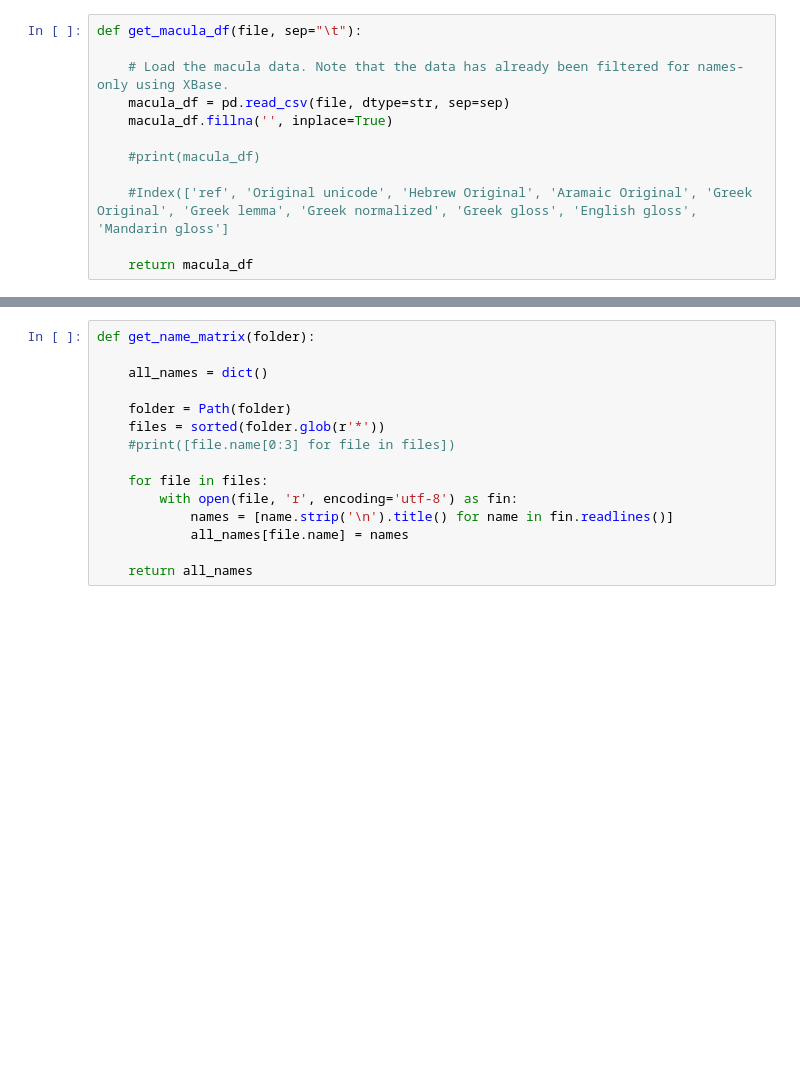
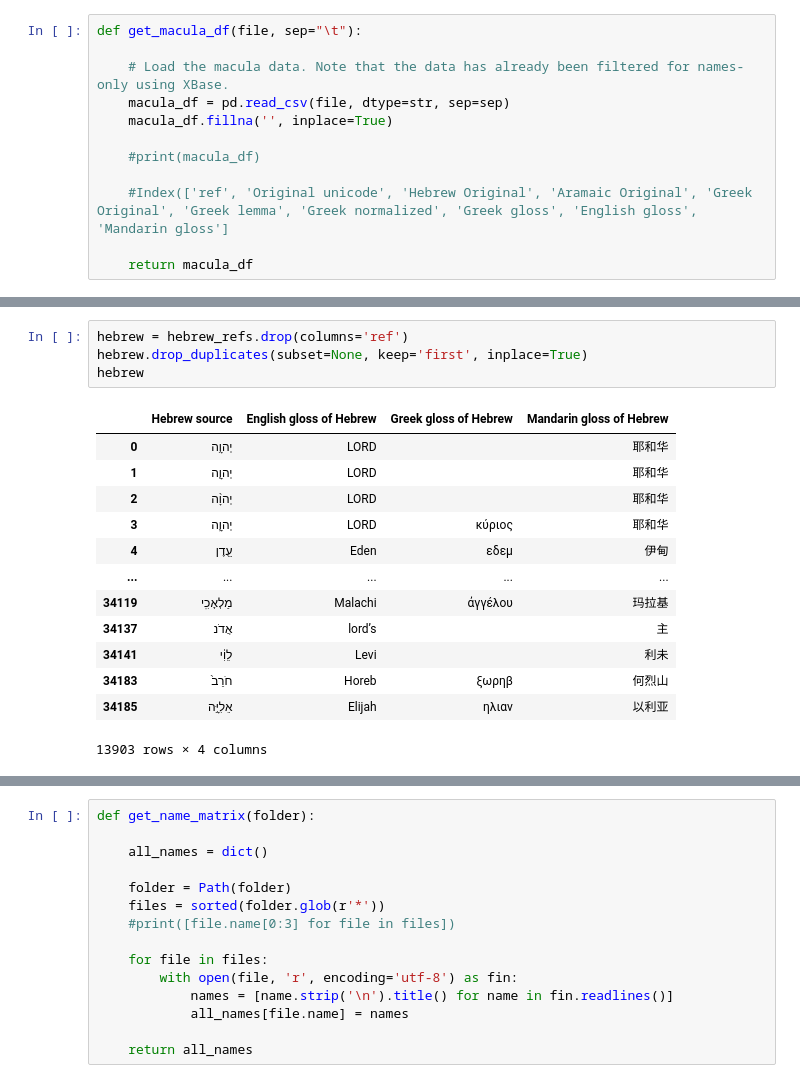
Before and after one commit to davidbaines/trabina, a Jupyter notebook: match_biblical_names.ipynb, the cells around one changed output, grey strips where cells are left out. Drawn from its saved outputs; the diff is of its cells as text; blank space fills up the shorter version.

```diff
--- a/match_biblical_names.ipynb
+++ b/match_biblical_names.ipynb
@@ -49,0 +71,18 @@ There are 14870 unique source language terms in the macula data.
+# %%
+hebrew = hebrew_refs.drop(columns='ref')
+hebrew.drop_duplicates(subset=None, keep='first', inplace=True)
+hebrew
+# %% [output]
+|  | Hebrew source | English gloss of Hebrew | Greek gloss of Hebrew | Mandarin gloss of Hebrew |
+| 0 | יְהוָ֥ה | LORD |  | 耶和华 |
+| 1 | יְהוָ֤ה | LORD |  | 耶和华 |
+| 2 | יְהוָ֨ה | LORD |  | 耶和华 |
+| 3 | יְהוָ֧ה | LORD | κύριος | 耶和华 |
+| 4 | עֵ֖דֶן | Eden | εδεμ | 伊甸 |
+| ... | ... | ... | ... | ... |
+| 34119 | מַלְאָכִֽי | Malachi | ἀγγέλου | 玛拉基 |
+| 34137 | אֲדֹנ | lord’s |  | 主 |
+| 34141 | לֵוִ֔י | Levi |  | 利未 |
+| 34183 | חֹרֵב֙ | Horeb | ξωρηβ | 何烈山 |
+| 34185 | אֵלִיָּ֣ה | Elijah | ηλιαν | 以利亚 |
+13903 rows × 4 columns
```
Also changed, not shown: parts of 25 cells of this notebook.
